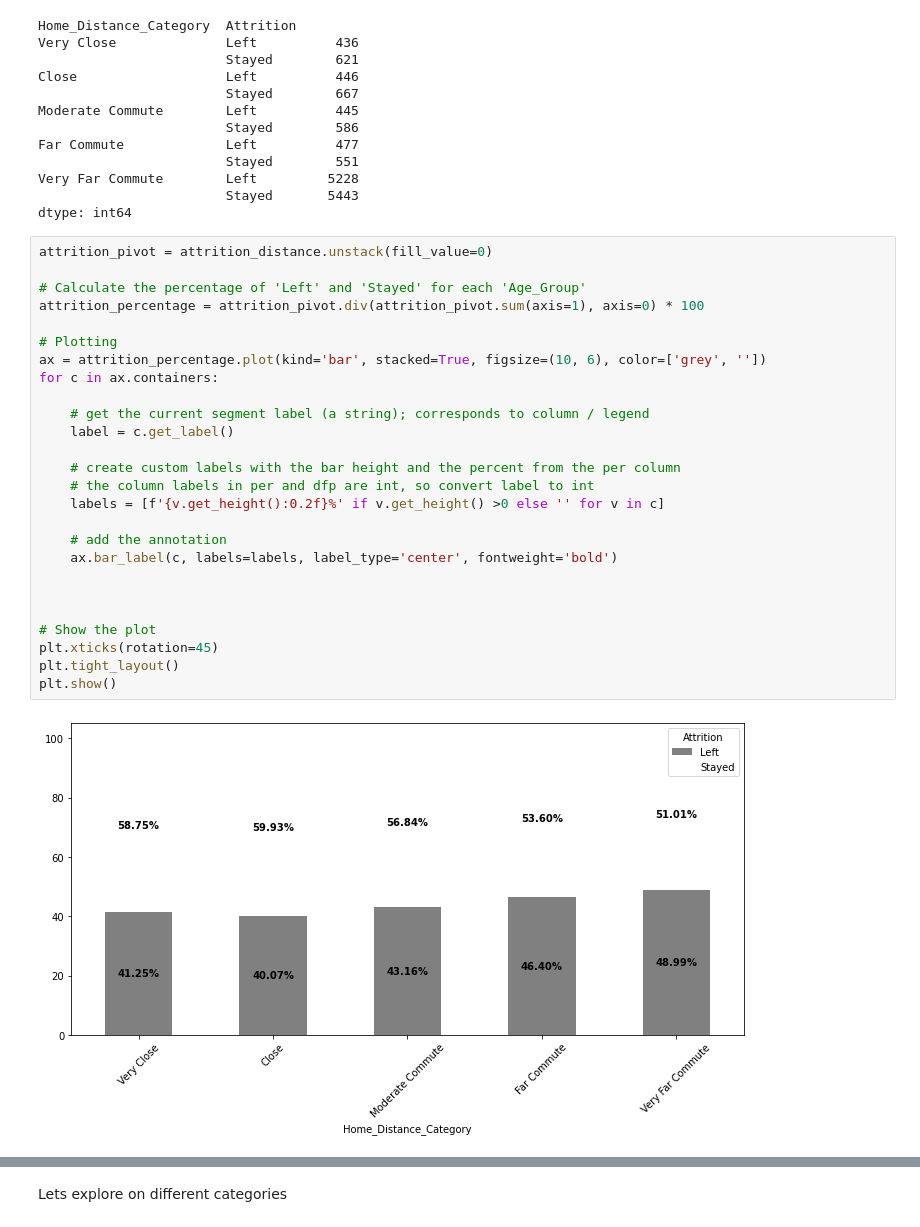
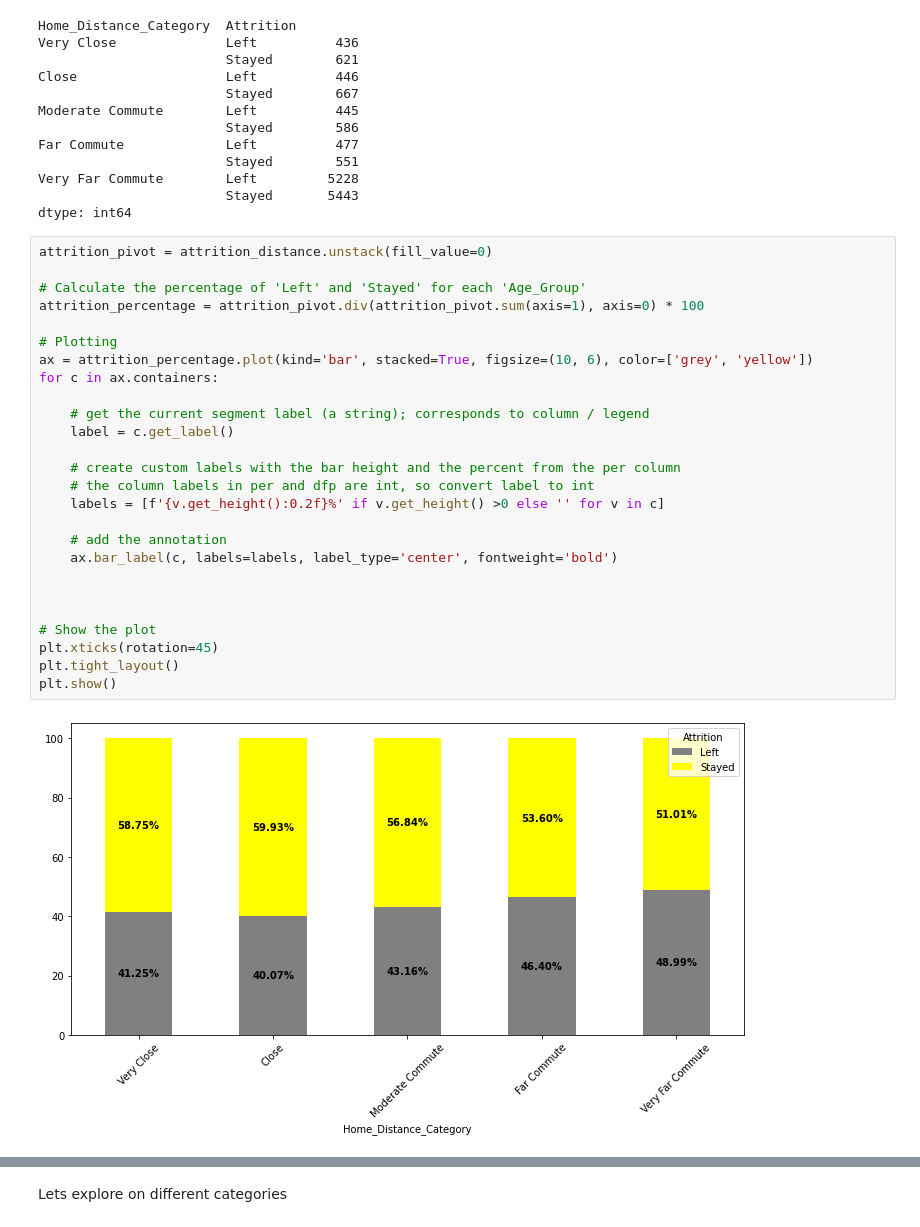
Before and after one commit to dikshya98/Python-01, a Jupyter notebook: Employee_Attrition_Analysis.ipynb, the cells around one changed output, grey strips where cells are left out. Cells and saved outputs as stored; diff of their text form.

```diff
--- a/Employee_Attrition_Analysis.ipynb
+++ b/Employee_Attrition_Analysis.ipynb
@@ -378,28 +394,28 @@ dtype: int64
 # %%
 attrition_pivot = attrition_distance.unstack(fill_value=0)
 
 # Calculate the percentage of 'Left' and 'Stayed' for each 'Age_Group'
 attrition_percentage = attrition_pivot.div(attrition_pivot.sum(axis=1), axis=0) * 100
 
 # Plotting
-ax = attrition_percentage.plot(kind='bar', stacked=True, figsize=(10, 6), color=['grey', ''])
+ax = attrition_percentage.plot(kind='bar', stacked=True, figsize=(10, 6), color=['grey', 'yellow'])
 for c in ax.containers:
 
     # get the current segment label (a string); corresponds to column / legend
     label = c.get_label()
 
     # create custom labels with the bar height and the percent from the per column
     # the column labels in per and dfp are int, so convert label to int
     labels = [f'{v.get_height():0.2f}%' if v.get_height() >0 else '' for v in c]
 
     # add the annotation
     ax.bar_label(c, labels=labels, label_type='center', fontweight='bold')
 
 
 
 # Show the plot
 plt.xticks(rotation=45)
 plt.tight_layout()
 plt.show()
 # %% [output]
-[figure, old version]
+[figure, new version]
```
Also changed, not shown: parts of 70 cells of this notebook.
